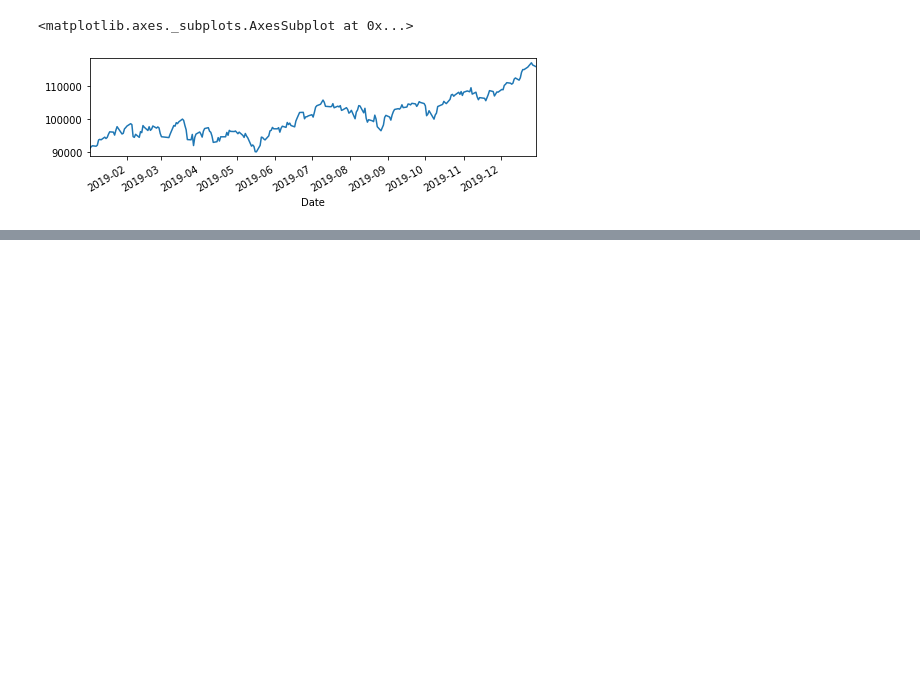
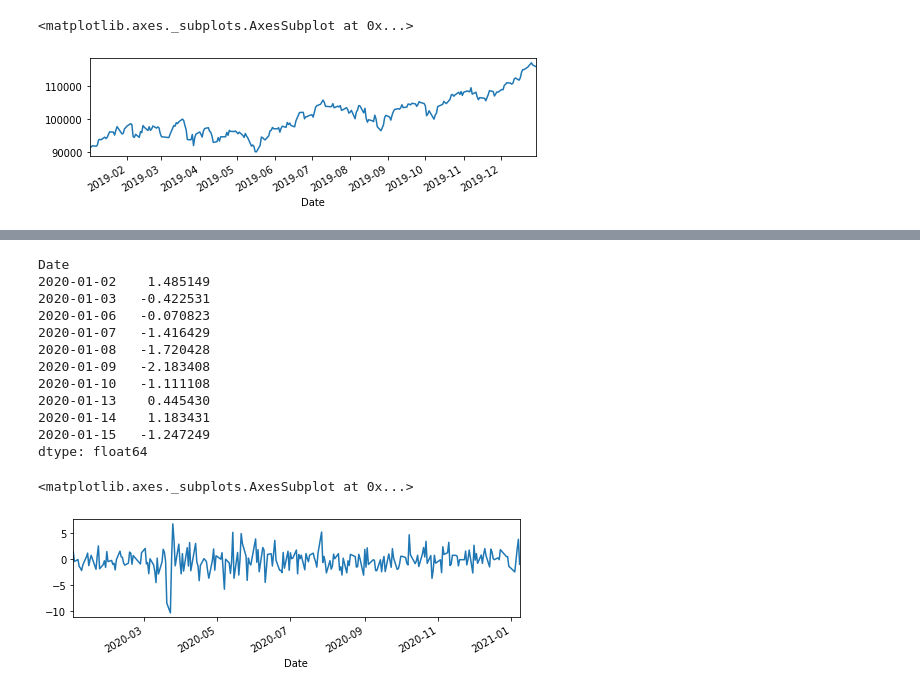
Before and after one commit to kioolz/Kioolz-World, a Jupyter notebook: IBOV.ipynb, the cells around one changed output, grey strips where cells are left out. Cells and saved outputs as stored; diff of their text form; code cells hidden in the pictures; blank space fills up the shorter version.

```diff
--- a/IBOV.ipynb
+++ b/IBOV.ipynb
@@ -248,0 +198,21 @@ cotaknri11 = knri11["Close"].plot(figsize=(8,2), label="knri11")
+# %%
+# E podemos verificar suas variações pontuais a partir da função lambda, também dentro de intervalos de tempo específicos onde podemos consultar através do comando head e tail.
+pct_itsa4 = (itsa4.Close/itsa4.Open).apply(lambda x:x-1)*100
+display(pct_itsa4.head(10))
+#Assim como podemos verificar suas oscilações pontualmente em cada dia, podemos verificar a oscilação ao longo dos dias em formato gráfico
+pct_itsa4.plot(figsize=(8,2))
+# %% [output]
+Date
+2020-01-02    1.485149
+2020-01-03   -0.422531
+2020-01-06   -0.070823
+2020-01-07   -1.416429
+2020-01-08   -1.720428
+2020-01-09   -2.183408
+2020-01-10   -1.111108
+2020-01-13    0.445430
+2020-01-14    1.183431
+2020-01-15   -1.247249
+dtype: float64
+<matplotlib.axes._subplots.AxesSubplot at 0x...>
+[figure, added]
```
Also changed, not shown: parts of 45 cells of this notebook.
